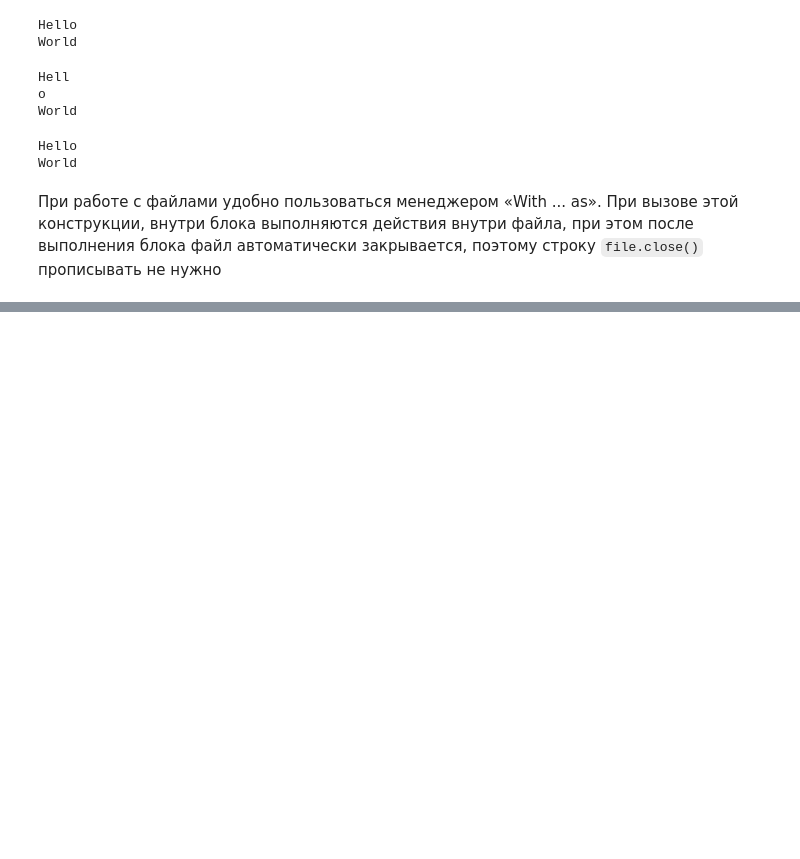
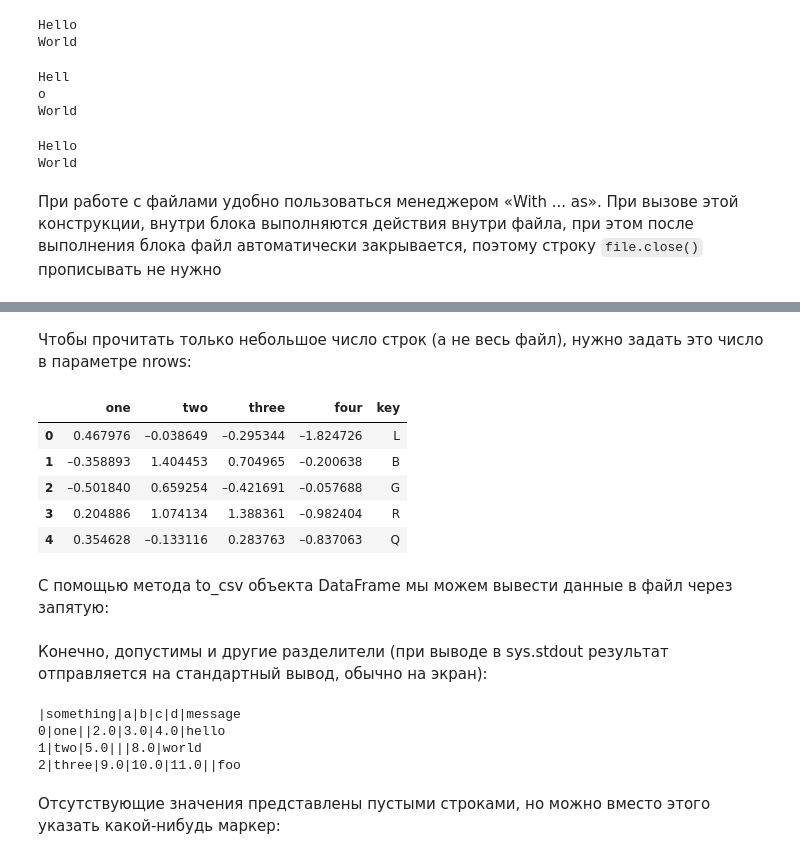
Before and after one commit to MilyutinNA/iate, a Jupyter notebook: lectures/10.ipynb, the cells around one changed output, grey strips where cells are left out. Cells and saved outputs as stored; diff of their text form; code cells hidden in the pictures; blank space fills up the shorter version.

```diff
--- a/lectures/10.ipynb
+++ b/lectures/10.ipynb
@@ -53,0 +239,13 @@ with open('data/text_input.txt','a') as file:
+# %% [markdown]
+Чтобы прочитать только небольшое число строк (а не весь файл), нужно задать это число в параметре nrows:
+# %%
+pd.read_csv('data/ex6.csv', nrows=5, sep='\s+')
+# %% [output]
+|  | one | two | three | four | key |
+| 0 | 0.467976 | –0.038649 | –0.295344 | –1.824726 | L |
+| 1 | –0.358893 | 1.404453 | 0.704965 | –0.200638 | B |
+| 2 | –0.501840 | 0.659254 | –0.421691 | –0.057688 | G |
+| 3 | 0.204886 | 1.074134 | 1.388361 | –0.982404 | R |
+| 4 | 0.354628 | –0.133116 | 0.283763 | –0.837063 | Q |
+# %% [markdown]
+С помощью метода to_csv объекта DataFrame мы можем вывести данные в файл через запятую:
@@ -53,0 +255,12 @@ with open('data/text_input.txt','a') as file:
+# %% [markdown]
+Конечно, допустимы и другие разделители (при выводе в sys.stdout результат отправляется на стандартный вывод, обычно на экран):
+# %%
+import sys
+data.to_csv(sys.stdout, sep='|')
+# %% [output]
+|something|a|b|c|d|message
+0|one||2.0|3.0|4.0|hello
+1|two|5.0|||8.0|world
+2|three|9.0|10.0|11.0||foo
+# %% [markdown]
+Отсутствующие значения представлены пустыми строками, но можно вместо этого указать какой-нибудь маркер:
```
Also changed, not shown: parts of 49 cells of this notebook, 15 other files.
